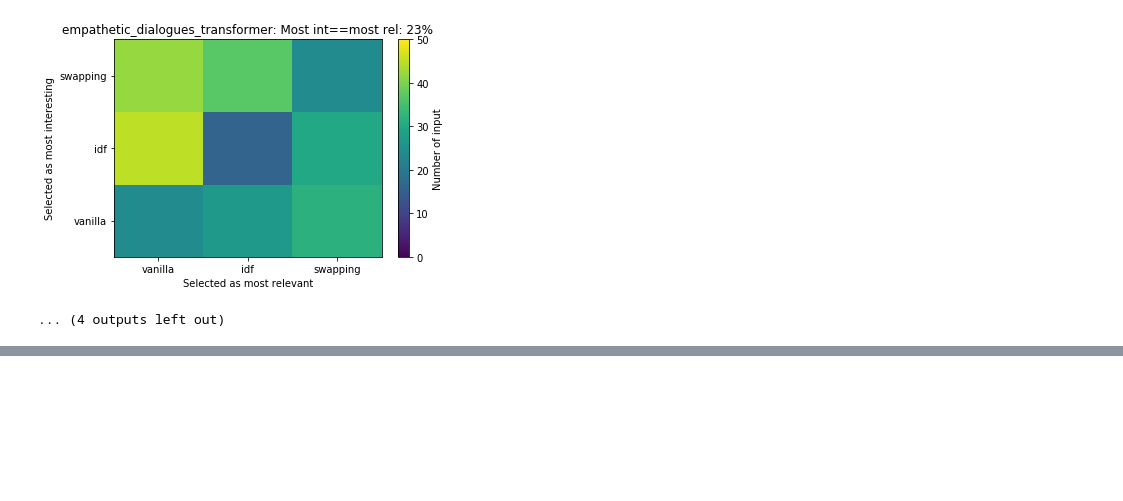
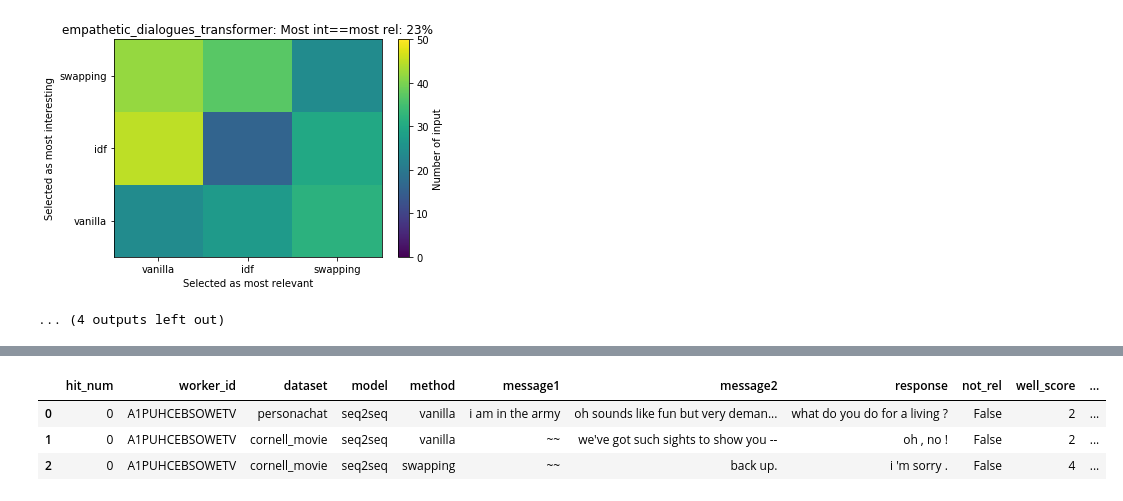
Before and after one commit to odemasi/ParlAI, a Jupyter notebook: evaluation/Explore_turk_results_v2.ipynb, the cells around one changed output, grey strips where cells are left out. Cells and saved outputs as stored; diff of their text form; code cells hidden in the pictures; blank space fills up the shorter version.

```diff
--- a/evaluation/Explore_turk_results_v2.ipynb
+++ b/evaluation/Explore_turk_results_v2.ipynb
@@ -613,0 +725,28 @@ empathetic_dialogues transformer
+# %%
+
+elim_df = []
+for i in raw_elim_df.index:
+    row = raw_elim_df.loc[i]
+    hit_num = i
+    worker_id = row['WorkerId']
+
+    for ex in range(10): # given to each turker in a single HIT
+
+        model_pieces = row['Input.model_1_%s' % (ex,)].split(' ')
+        dataset, model, method = model_pieces
+
+        well_formed_score = row['Answer.well_formed_%s' % (ex,)]
+        not_rel = type(row['Answer.check_rel_0_%s' % (ex,)]) == str
+
+        message1 = row['Input.msg1_%s' % (ex,)]
+        message2 = row['Input.msg2_%s' % (ex,)]
+        response = row['Input.resp_1_%s' % (ex,)]
+
+
+        elim_df.append([hit_num, worker_id, dataset, model, method, \
+                          message1, message2, response, not_rel, well_formed_score])
+
+elim_df = pd.DataFrame(elim_df, columns = ['hit_num', 'worker_id', 'dataset', 'model', 'method', \
+                                               'message1', 'message2', 'response', 'not_rel', 'well_score'])
+
+elim_df['context'] = elim_df['message1'] + elim_df['message2']
@@ -613,0 +801,7 @@ empathetic_dialogues transformer
+# %%
+elim_df[:3]
+# %% [output]
+|  | hit_num | worker_id | dataset | model | method | message1 | message2 | response | not_rel | well_score | ... |
+| 0 | 0 | A1PUHCEBSOWETV | personachat | seq2seq | vanilla | i am in the army | oh sounds like fun but very deman... | what do you do for a living ? | False | 2 | ... |
+| 1 | 0 | A1PUHCEBSOWETV | cornell_movie | seq2seq | vanilla | ~~ | we've got such sights to show you -- | oh , no ! | False | 2 | ... |
+| 2 | 0 | A1PUHCEBSOWETV | cornell_movie | seq2seq | swapping | ~~ | back up. | i 'm sorry . | False | 4 | ... |
```
Also changed, not shown: parts of 18 cells of this notebook.
